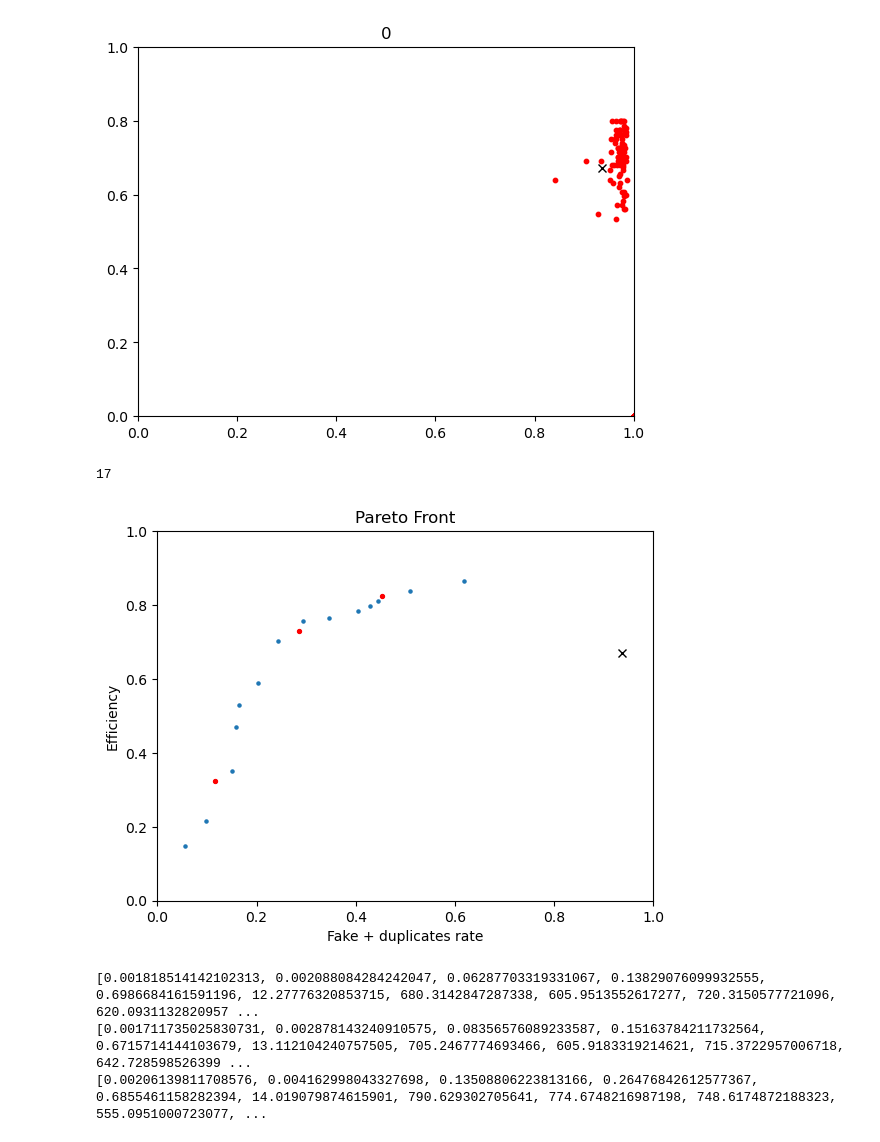
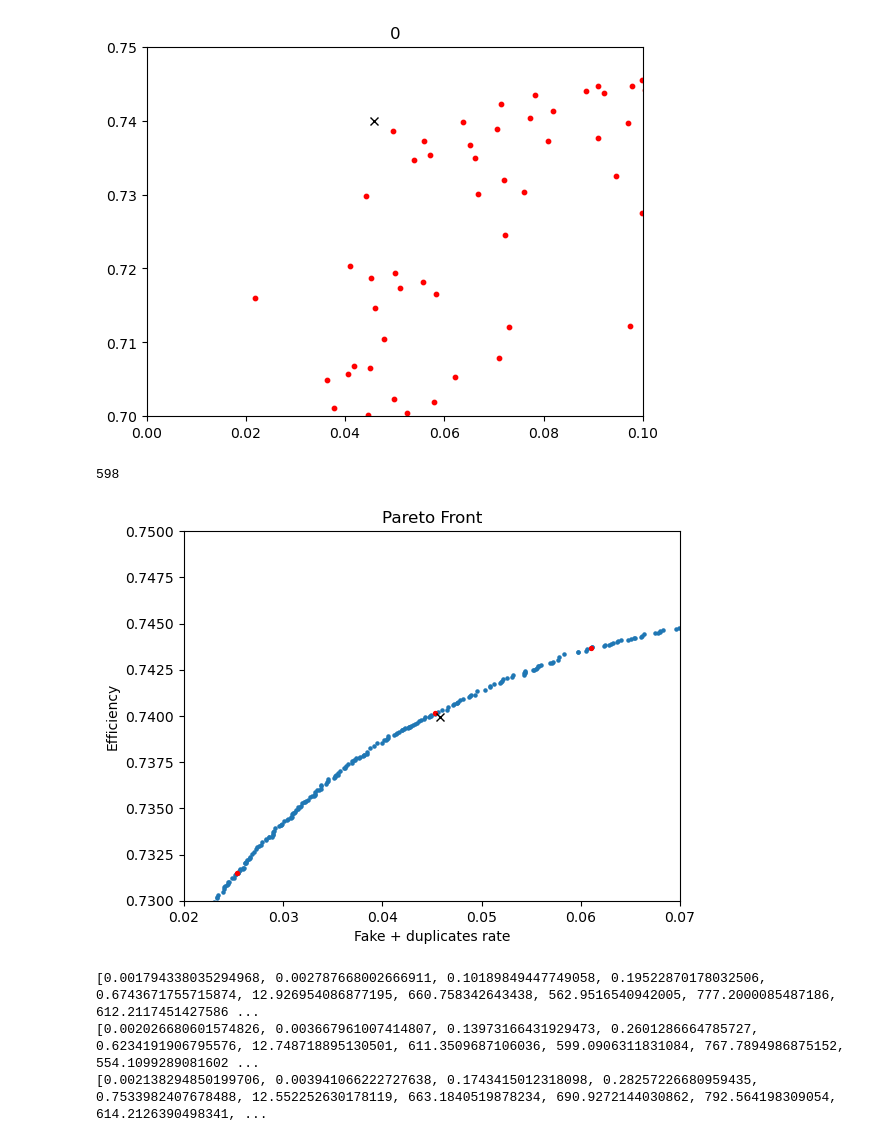
Before and after one commit to lguzzi/CA-parameter-tuning, a Jupyter notebook: plotting.ipynb, the cells around one changed output. Saved outputs shown, nothing was run; the diff lists cells and outputs as text; code cells hidden in the pictures.

```diff
--- a/plotting.ipynb
+++ b/plotting.ipynb
@@ -15,5 +8,10 @@ params_ub = [0.006, 0.03, 0.2, 1.0]
+# %%
+num_agents = 200
+num_iterations = 150
+# num_params = 61
+num_params = 25
 # %%
-default = utils.read_csv('temp/default.csv')[0]
+default = utils.read_csv('checkpoint/default.csv')[0]
 default_params = default[:num_params]
 default_metrics = default[num_params:]
 # %%
@@ -27,8 +25,8 @@ fig, ax = plt.subplots()
 def animate(i):
     fig.clear()
     ax = fig.add_subplot(111)
-    ax.set_xlim(0, 1)
-    ax.set_ylim(0., 1)
+    ax.set_xlim(0., 0.1)
+    ax.set_ylim(0.7, 0.75)
     # s = ax.scatter(metrics[0][1], 1 - metrics[0][0], s=10)
     s = ax.scatter(metrics[i][1], 1 - metrics[i][0], c='red', s=10)
     # s = ax.scatter(metrics[num_iterations - 1][1], 1 - metrics[num_iterations - 1][0], c='green', s=10)
@@ -39,9 +37,9 @@ def animate(i):
     ax.set_title(str(i))
 
 ani=animation.FuncAnimation(fig, animate, interval=200, frames=range(num_iterations))
-ani.save('temp/metrics.gif', writer='pillow')
+ani.save('checkpoint/metrics.gif', writer='pillow')
 # %% [output]
-[figure, old version]
+[figure, new version]
 # %%
 pareto_front = utils.read_csv('checkpoint/pareto_front.csv')
 pareto_front = pareto_front[pareto_front[:, num_params + 1].argsort()]
@@ -53,37 +51,37 @@ pareto_y = [1 - particle[num_params] for particle in pareto_front]
 # %%
 len(pareto_front)
 # %% [output]
-17
+598
 # %%
-point1 = pareto_front[2]
-point2 = pareto_front[8]
-point3 = pareto_front[14]
+point1 = pareto_front[220]
+point2 = pareto_front[350]
+point3 = pareto_front[400]
 
 
 plt.scatter(pareto_x, pareto_y, s=5)
 plt.plot(default_metrics[1], 1 - default_metrics[0], 'x', color='black')
 plt.scatter([point1[num_params + 1], point2[num_params + 1], point3[num_params + 1]],
             [1 - point1[num_params], 1 - point2[num_params], 1 - point3[num_params]], color='red', s=8)
 # plt.scatter([point1[5] + point1[6], point2[5] + point2[6], point3[5] + point3[6]], [1 - point1[4], 1 - point2[4], 1 - point3[4]], color='red', s=8)
 
 # plt.scatter(point1[5], 1 - point1[4], color='red', s=8)
-plt.xlim(0, 1)
-plt.ylim(0., 1)
+plt.xlim(0.02, 0.07)
+plt.ylim(0.73, 0.75)
 plt.xlabel('Fake + duplicates rate')
 plt.ylabel('Efficiency')
 plt.title('Pareto Front')
-plt.savefig('../pf.png')
+plt.savefig('checkpoint/pf.png')
 plt.show()
 # %% [output]
-[figure, old version]
+[figure, new version]
 # %%
 print([point1[i] for i in range(num_params)])
 print([point2[i] for i in range(num_params)])
 print([point3[i] for i in range(num_params)])
 # %% [output]
-[0.001818514142102313, 0.002088084284242047, 0.06287703319331067, 0.13829076099932555, 0.6986684161591196, 12.27776320853715, 680.3142847287338, 605.9513552617277, 720.3150577721096, 620.0931132820957 ...
-[0.001711735025830731, 0.002878143240910575, 0.08356576089233587, 0.15163784211732564, 0.6715714144103679, 13.112104240757505, 705.2467774693466, 605.9183319214621, 715.3722957006718, 642.728598526399 ...
-[0.00206139811708576, 0.004162998043327698, 0.13508806223813166, 0.26476842612577367, 0.6855461158282394, 14.019079874615901, 790.629302705641, 774.6748216987198, 748.6174872188323, 555.0951000723077, ...
+[0.001794338035294968, 0.002787668002666911, 0.10189849447749058, 0.19522870178032506, 0.6743671755715874, 12.926954086877195, 660.758342643438, 562.9516540942005, 777.2000085487186, 612.2117451427586 ...
+[0.002026680601574826, 0.003667961007414807, 0.13973166431929473, 0.2601286664785727, 0.6234191906795576, 12.748718895130501, 611.3509687106036, 599.0906311831084, 767.7894986875152, 554.1099289081602 ...
+[0.002138294850199706, 0.003941066222727638, 0.1743415012318098, 0.28257226680959435, 0.7533982407678488, 12.552252630178119, 663.1840519878234, 690.9272144030862, 792.564198309054, 614.2126390498341, ...
 # %%
 selected_params = [default_params, point1[:num_params], point2[:num_params], point3[:num_params]]
 # selected_params
```
Also changed, not shown: parts of 7 cells of this notebook, 3 other files.
